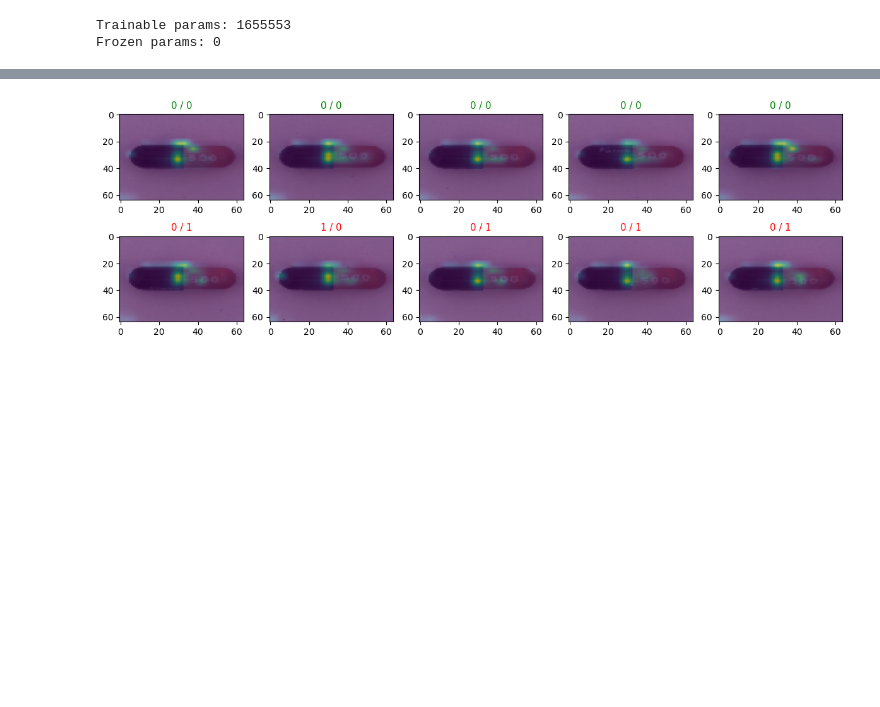
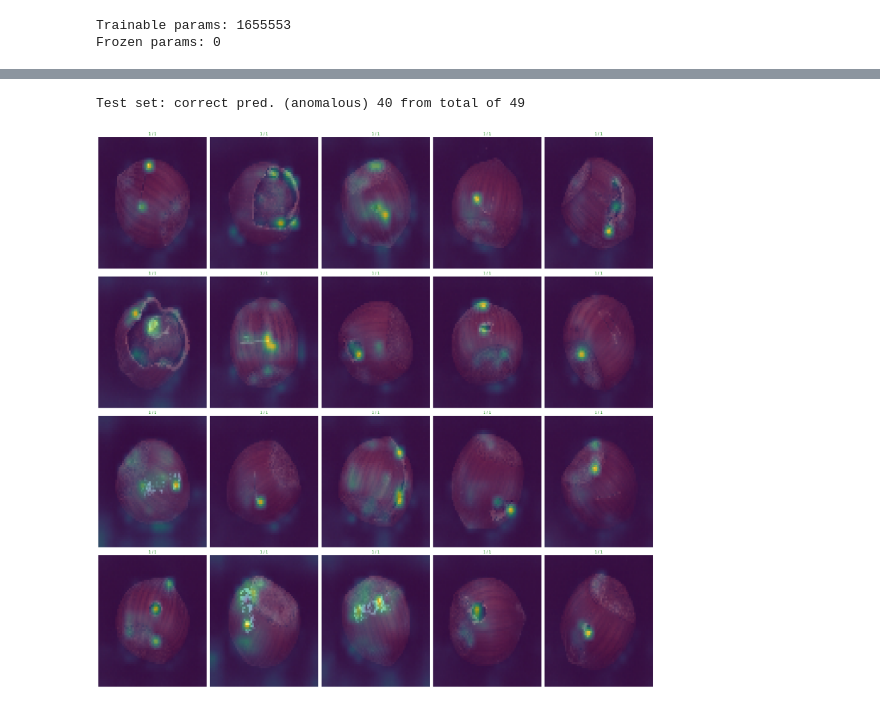
Before and after one commit to plrodrigues/TAAC_AnomalyDetection_in_MVTecDataset, a Jupyter notebook: notebooks/nb_4_ViT_mvtec_training.ipynb, the cells around one changed output, grey strips where cells are left out. Saved outputs shown, nothing was run; the diff lists cells and outputs as text; code cells hidden in the pictures; blank space fills up the shorter version.

Commit message:
Solved task for Hazelnut dataset

```diff
--- a/notebooks/nb_4_ViT_mvtec_training.ipynb
+++ b/notebooks/nb_4_ViT_mvtec_training.ipynb
@@ -47,7 +47,7 @@ Desired image transformations should be included in the `transforms.Compose` wra
 *Note 2:* should we implement transforms only at the dataloader level?
 # %%
 # Load dataset
-cat = "capsule"
+cat = "hazelnut"
 transf = transforms.Compose([
     transforms.Resize((64, 64)), # Resize to match TinyImagenet resolution
     transforms.Lambda(lambda T: T.long()/255) # Convert image from 0-255 uint to 0-1 long
@@ -55,10 +55,10 @@ transf = transforms.Compose([
 data = ds.MVTECViTDataset(os.path.join(ds.current_dir(),'../', cons.DATA_PATH), cat, transforms=transf)
 
 # Split data into train/test/val
-train_data, test_data, val_data = torch.utils.data.random_split(data, [0.8, 0.1, 0.1])
+train_data, test_data, val_data = torch.utils.data.random_split(data, [0.7, 0.2, 0.1])
 # %%
 # Define DataLoaders for batching input
-BATCH_SIZE = 16
+BATCH_SIZE = 32
 
 train_dataloader = torch.utils.data.DataLoader(train_data, batch_size=BATCH_SIZE, shuffle=True)
 test_dataloader = torch.utils.data.DataLoader(test_data, batch_size=BATCH_SIZE, shuffle=True)
@@ -478,7 +480,7 @@ model.load_state_dict(loaded["model_state_dict"])
 
 
 model = Recorder(model) # set up model to return attention weights in forward pass
-images, labels, pred_cats, attns = predict_with_attention(model, test_dataloader)
+images, labels, pred_cats, attns = predict_with_attention(model, train_dataloader)
 model = model.eject() # remove hooks from forward pass
 
 
@@ -489,51 +491,44 @@ torch.Size([35, 3, 64, 64]) torch.Size([35, 1]) torch.Size([35, 1]) torch.Size([
 # %%
 %matplotlib inline
 # Refs: https://www.kaggle.com/code/piantic/vision-transformer-vit-visualize-attention-map/notebook
 
-corrects = torch.eq(labels, pred_cats).squeeze()
-wrongs = ~corrects
+anom_idx = (labels > 0).squeeze().bool()
+corrects = torch.eq(labels[anom_idx], pred_cats[anom_idx]).squeeze().bool()
 
-fig, ax = plt.subplots(2, 5, figsize=(12, 4))
+
+print(f"Test set: correct pred. (anomalous) {corrects.sum()} from total of {anom_idx.sum()}")
+
+idx = torch.tensor(-1, dtype=torch.int32)
+
+
+
+fig, ax = plt.subplots(4, 5, figsize=(24, 24))
 with plt.rc_context(rc={'font.size': 9}):
-    for i in range(5):
-        # Plot correct predictions
-        img = images[corrects][i]
-        img_label = labels[corrects][i]
-        pred_label = pred_cats[corrects][i]
-        resize = transforms.Resize((64, 64))
+    for j in range(0, 4):
+        for i in range(5):
+            idx += 1
+            # Plot correct predictions for anomalous objects
+            img = images[anom_idx][corrects][idx]
+            img_label = labels[anom_idx][corrects][idx]
+            pred_label = pred_cats[anom_idx][corrects][idx]
+            resize = transforms.Resize((64, 64))
 
-        attns_raw = attns[corrects][i]
-        attns_vals = attns_raw[-1]
-        mask = attns_vals.reshape(16, 16)
-        mask = resize(mask.unsqueeze(0)).squeeze()
-        mask = mask.detach().numpy()
-        mask = (mask - mask.min())/(mask.max() - mask.min())
+            attns_raw = attns[anom_idx][corrects][idx]
+            attns_vals = attns_raw[-1]
+            mask = attns_vals.reshape(16, 16)
+            mask = resize(mask.unsqueeze(0)).squeeze()
+            mask = mask.detach().numpy()
+            mask = (mask - mask.min())/(mask.max() - mask.min())
 
-        img_perm = torch.permute(img, (1, 2, 0)).cpu().numpy()
-        ax[0, i].imshow(img_perm, aspect="auto")
-        ax[0, i].imshow(mask, aspect="auto", alpha=0.6, cmap="viridis")
+            img_perm = torch.permute(img, (1, 2, 0)).cpu().numpy()
+            ax[j, i].imshow(img_perm, aspect="auto")
+            ax[j, i].imshow(mask, aspect="auto", alpha=0.6, cmap="viridis")
 
-        ax[0, i].set_title(f"{pred_label.int().item()} / {img_label.item()}", color="green")
+            ax[j, i].set_title(f"{pred_label.int().item()} / {img_label.item()}", color="green")
 
-        # Plot wrong predictions
-        img = images[wrongs][i]
-        img_label = labels[wrongs][i]
-        pred_label = pred_cats[wrongs][i]
-        resize = transforms.Resize((64, 64))
-
-        attns_raw = attns[wrongs][i]
-        attns_vals = attns_raw[-1]
-        mask = attns_vals.reshape(16, 16)
-        mask = resize(mask.unsqueeze(0)).squeeze()
-        mask = mask.detach().numpy()
-        mask = (mask - mask.min())/(mask.max() - mask.min())
-
-        img_perm = torch.permute(img, (1, 2, 0)).cpu().numpy()
-        ax[1, i].imshow(img_perm, aspect="auto")
-        ax[1, i].imshow(mask, aspect="auto", alpha=0.6, cmap="viridis")
-
-        ax[1, i].set_title(f"{pred_label.int().item()} / {img_label.item()}", color="red")
+            ax[j, i].set_axis_off()
 
     fig.tight_layout()
 # %% [output]
+Test set: correct pred. (anomalous) 40 from total of 49
-[figure, old version]
+[figure, new version]
```
Also changed, not shown: parts of 9 cells of this notebook, 5 other files.
